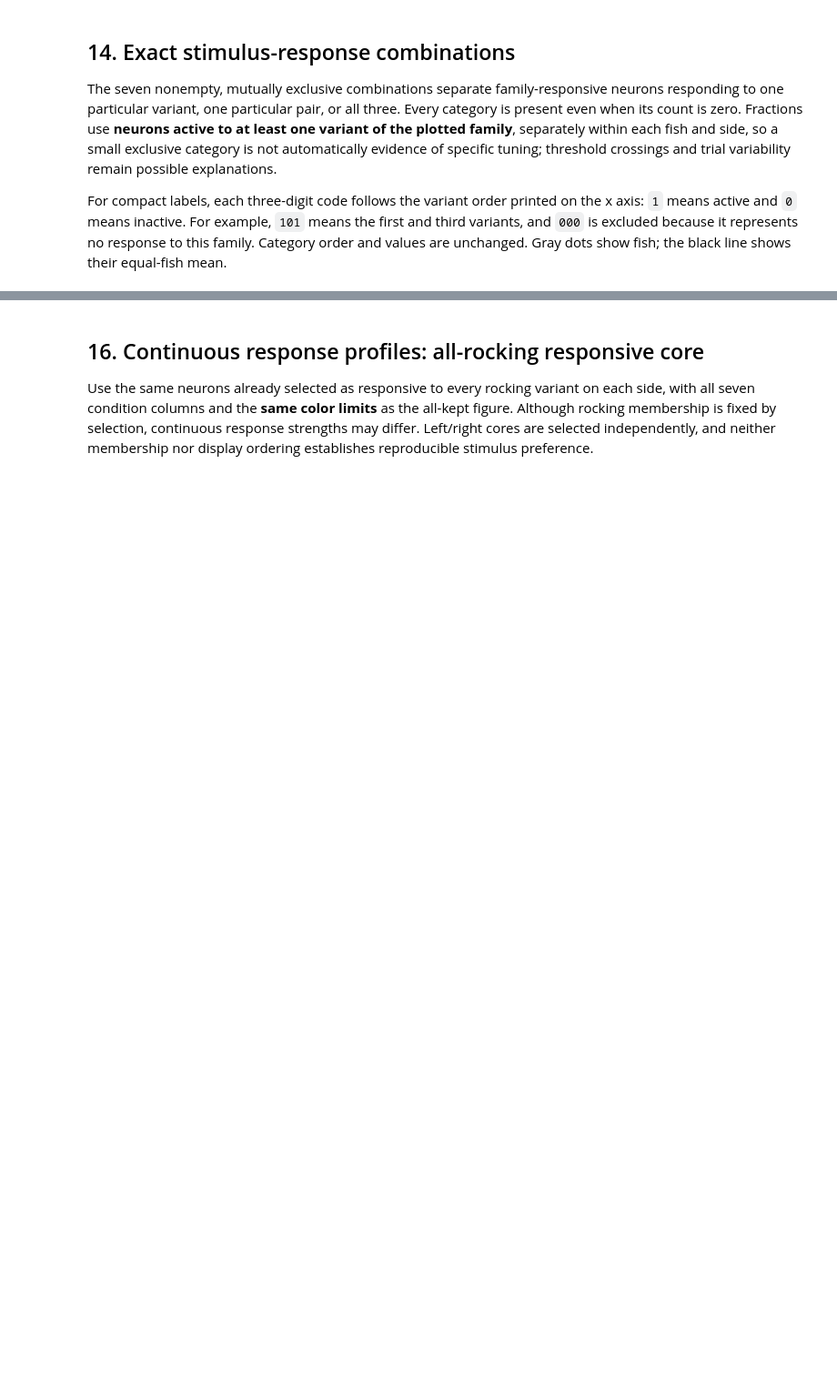
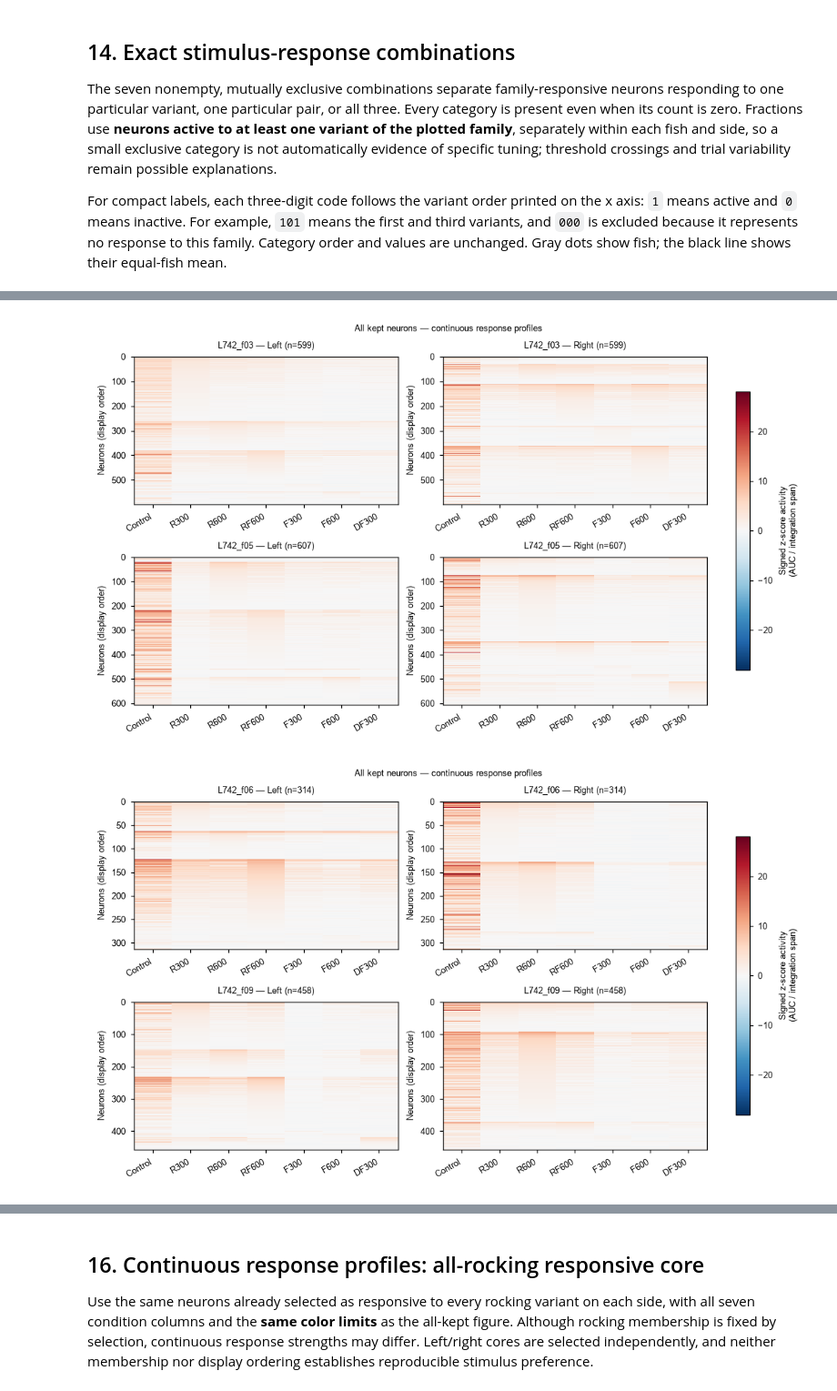
Before and after one commit to uribealej/social_filters, a Jupyter notebook: notebooks/calcium/exp_07_trans_stat/02_response_overlap_and_selectivity.ipynb, the cells around one changed output, grey strips where cells are left out. Shown at 91% size. Saved outputs shown, nothing was run; the diff lists cells and outputs as text; code cells hidden in the pictures; blank space fills up the shorter version.

```diff
--- a/notebooks/calcium/exp_07_trans_stat/02_response_overlap_and_selectivity.ipynb
+++ b/notebooks/calcium/exp_07_trans_stat/02_response_overlap_and_selectivity.ipynb
@@ -292,18 +330,19 @@ and [average linkage](https://docs.scipy.org/doc/scipy/reference/generated/scipy
 # %%
-# Two pooled panels with matched neuron rows and an identical color scale.
-PROFILE_WIDTH_MM, PROFILE_HEIGHT_MM = 89, 70
-PROFILE_SORT_MODE = 'pearson'  # 'pearson', 'euclidean', or 'preferred'.
-PROFILE_COLOR_LIMIT = None  # None: full range; smaller positive value: color saturation.
+# At most two fish per block: keep room for other publication panels.
+PROFILE_FISH_PER_FIGURE = 2
+PROFILE_WIDTH_MM = 180
+PROFILE_ROW_HEIGHT_MM = 43
 PROFILE_CMAP = 'RdBu_r'
-FIGSIZE = (PROFILE_WIDTH_MM * MM, PROFILE_HEIGHT_MM * MM)
-pooled_profiles = several_diagnostics.build_pooled_response_profiles(
-    breadth_profiles, sort_mode=PROFILE_SORT_MODE,
-)
-pooled_profile_panels = several_figures.plot_pooled_response_profiles(
-    pooled_profiles, figsize=FIGSIZE, cmap=PROFILE_CMAP, color_limit=PROFILE_COLOR_LIMIT,
-)
 profile_figures_all_kept = {}
-for side, (figure, axis) in pooled_profile_panels.items():
-    profile_figures_all_kept[f'profiles_all_kept_pooled_{side}'] = figure
-    display(figure)
-    plt.close(figure)
+for start in range(0, len(fish_ids), PROFILE_FISH_PER_FIGURE):
+    panel_fish = fish_ids[start:start + PROFILE_FISH_PER_FIGURE]
+    FIGSIZE = (PROFILE_WIDTH_MM * MM, (20 + PROFILE_ROW_HEIGHT_MM * len(panel_fish)) * MM)
+    figure, axes = several_figures.plot_response_profile_panels(
+        breadth_profiles, population='all_kept', figsize=FIGSIZE,
+        cmap=PROFILE_CMAP, fish_ids=panel_fish,
+    )
+    profile_figures_all_kept[f'profiles_all_kept_{start // PROFILE_FISH_PER_FIGURE + 1:02d}'] = figure
+    plt.show()
+# %% [output]
+[figure, added]
+[figure, added]
```
Also changed, not shown: parts of 19 cells of this notebook, 13 other files.
